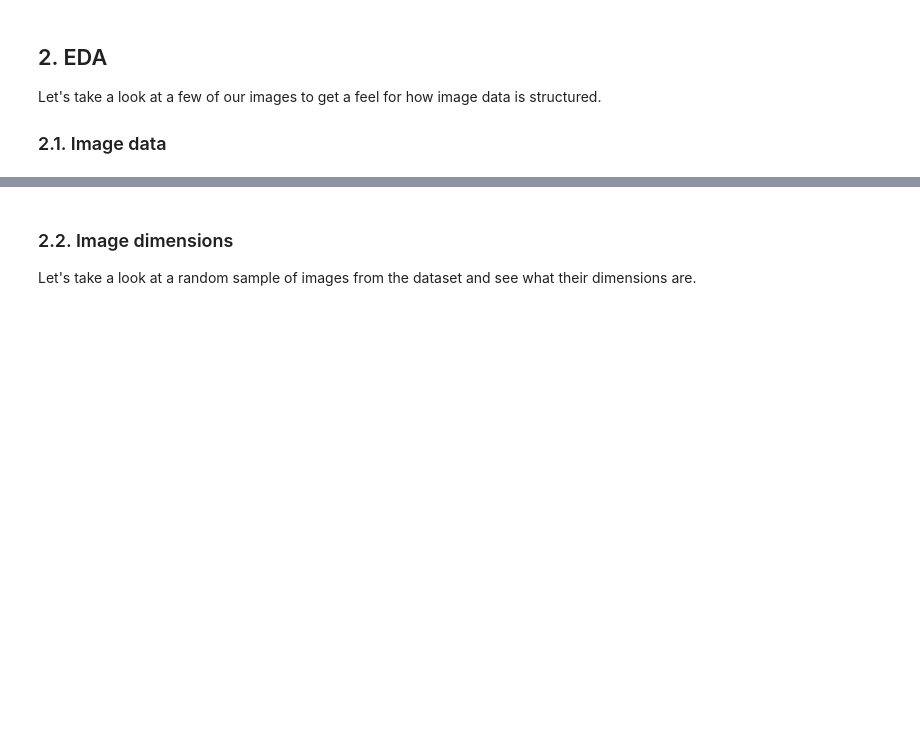
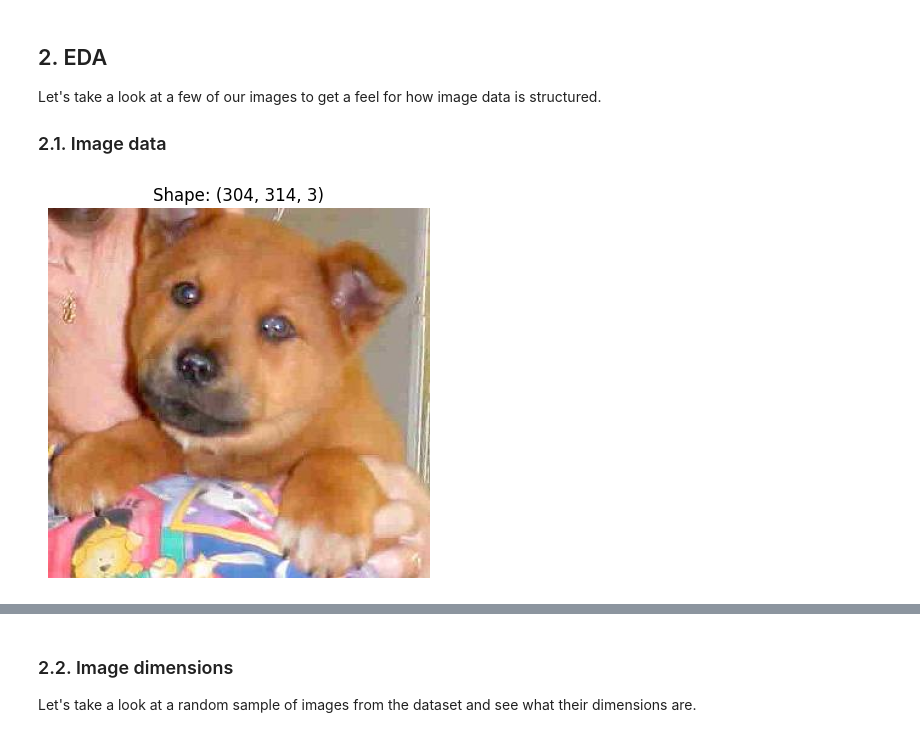
Before and after one commit to Dansah2/Dansah2_ImageClassification_DeepLearning-image-classification, a Jupyter notebook: src/mvp.ipynb, the cells around one changed output, grey strips where cells are left out. Saved outputs shown, nothing was run; the diff lists cells and outputs as text; code cells hidden in the pictures; blank space fills up the shorter version.

```diff
--- a/src/mvp.ipynb
+++ b/src/mvp.ipynb
@@ -53,3 +61,13 @@ Let's take a look at a few of our images to get a feel for how image data is str
 ### 2.1. Image data
 # %%
 # Load one of the images as an array and look at it's shape - what do you see, what are the dimensions? Are they what you expect?
+random_image_path = random.choice(training_cats + training_dogs)
+img = image.load_img(random_image_path)
+img_array = image.img_to_array(img)
+
+plt.imshow(img_array / 255.0)  # Normalize for display
+plt.axis('off')  # Hide axes
+plt.title(f"Shape: {img_array.shape}")  # Display shape in title
+plt.show()
+# %% [output]
+[figure, added]
```
Also changed, not shown: parts of 13 cells of this notebook.
